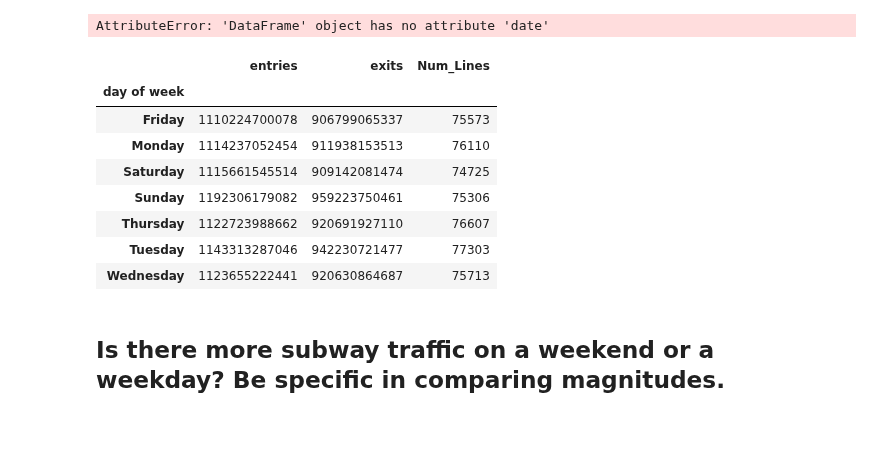
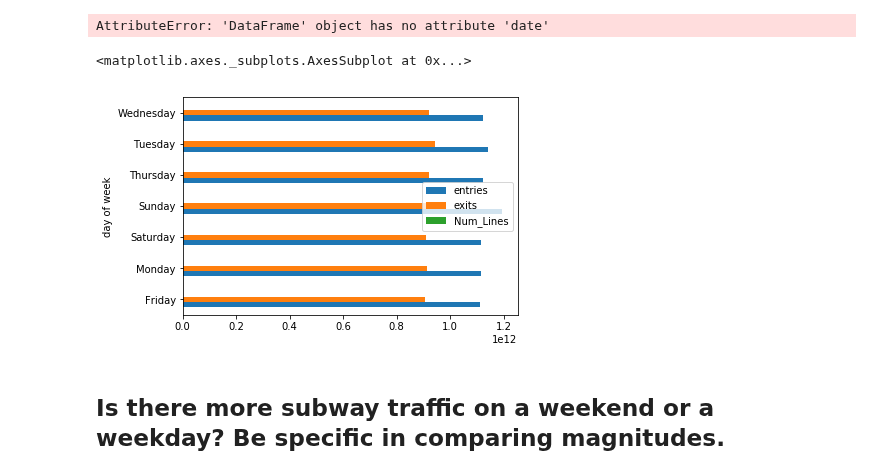
Before and after one commit to dlm6693/dsc-0-03-08-understanding-pandas-series-and-dataframes-lab-nyc-ds-career-031119, a Jupyter notebook: index.ipynb, the cells around one changed output. Cells and saved outputs as stored; diff of their text form; code cells hidden in the pictures; blank space fills up the shorter version.

```diff
--- a/index.ipynb
+++ b/index.ipynb
@@ -161,17 +161,10 @@ df = df.groupby(by='day of week').sum()
 AttributeError: 'DataFrame' object has no attribute 'date'
 # %%
 df.head(7)
-df.plot(kind='bar', x='day of week', y='')
+df.plot(kind='barh')
 # %% [output]
-|  | entries | exits | Num_Lines |
-| day of week |  |  |  |
-| Friday | 1110224700078 | 906799065337 | 75573 |
-| Monday | 1114237052454 | 911938153513 | 76110 |
-| Saturday | 1115661545514 | 909142081474 | 74725 |
-| Sunday | 1192306179082 | 959223750461 | 75306 |
-| Thursday | 1122723988662 | 920691927110 | 76607 |
-| Tuesday | 1143313287046 | 942230721477 | 77303 |
-| Wednesday | 1123655222441 | 920630864687 | 75713 |
+<matplotlib.axes._subplots.AxesSubplot at 0x...>
+[figure, added]
 # %% [markdown]
 ## Is there more subway traffic on a weekend or a weekday?    Be specific in comparing magnitudes.
 # %%
```
